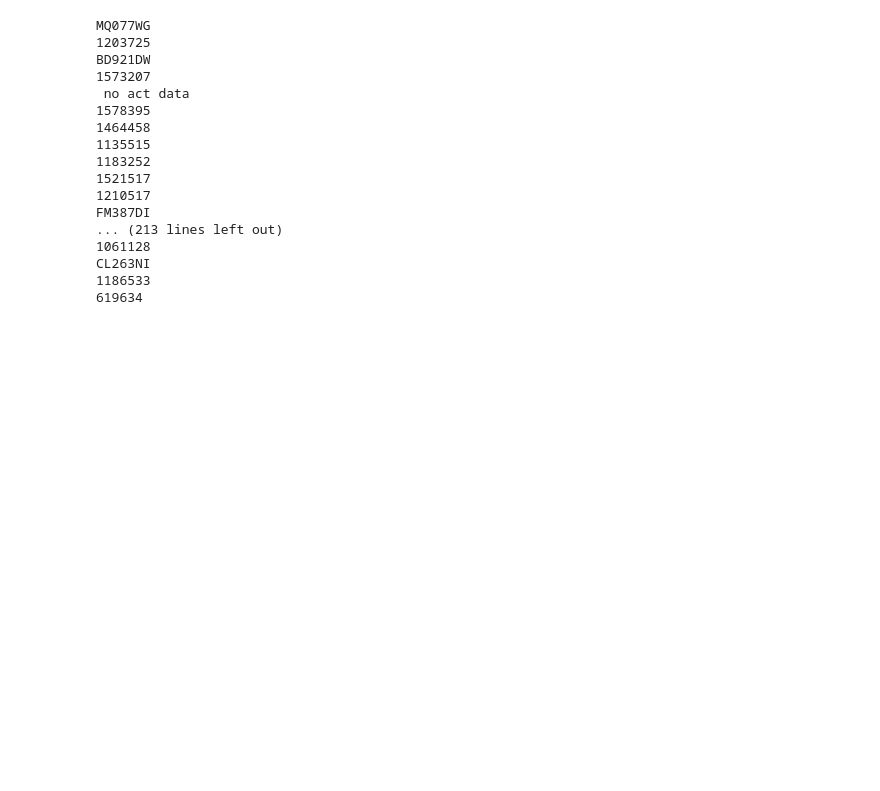
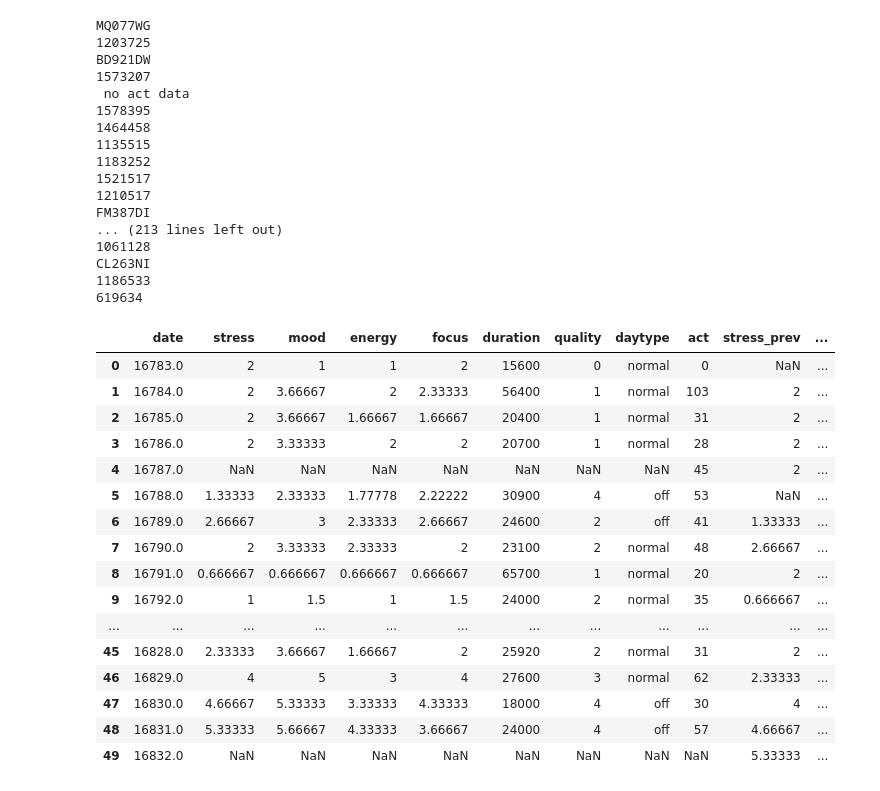
Before and after one commit to striantafillou/causality, a Jupyter notebook: read_data.ipynb, the cells around one changed output. Saved outputs shown, nothing was run; the diff lists cells and outputs as text; code cells hidden in the pictures; blank space fills up the shorter version.

```diff
--- a/read_data.ipynb
+++ b/read_data.ipynb
@@ -111,3 +111,23 @@ FM387DI
 CL263NI
 1186533
 619634
+# %%
+data[0]
+# %% [output]
+|  | date | stress | mood | energy | focus | duration | quality | daytype | act | stress_prev | ... |
+| 0 | 16783.0 | 2 | 1 | 1 | 2 | 15600 | 0 | normal | 0 | NaN | ... |
+| 1 | 16784.0 | 2 | 3.66667 | 2 | 2.33333 | 56400 | 1 | normal | 103 | 2 | ... |
+| 2 | 16785.0 | 2 | 3.66667 | 1.66667 | 1.66667 | 20400 | 1 | normal | 31 | 2 | ... |
+| 3 | 16786.0 | 2 | 3.33333 | 2 | 2 | 20700 | 1 | normal | 28 | 2 | ... |
+| 4 | 16787.0 | NaN | NaN | NaN | NaN | NaN | NaN | NaN | 45 | 2 | ... |
+| 5 | 16788.0 | 1.33333 | 2.33333 | 1.77778 | 2.22222 | 30900 | 4 | off | 53 | NaN | ... |
+| 6 | 16789.0 | 2.66667 | 3 | 2.33333 | 2.66667 | 24600 | 2 | off | 41 | 1.33333 | ... |
+| 7 | 16790.0 | 2 | 3.33333 | 2.33333 | 2 | 23100 | 2 | normal | 48 | 2.66667 | ... |
+| 8 | 16791.0 | 0.666667 | 0.666667 | 0.666667 | 0.666667 | 65700 | 1 | normal | 20 | 2 | ... |
+| 9 | 16792.0 | 1 | 1.5 | 1 | 1.5 | 24000 | 2 | normal | 35 | 0.666667 | ... |
+| ... | ... | ... | ... | ... | ... | ... | ... | ... | ... | ... | ... |
+| 45 | 16828.0 | 2.33333 | 3.66667 | 1.66667 | 2 | 25920 | 2 | normal | 31 | 2 | ... |
+| 46 | 16829.0 | 4 | 5 | 3 | 4 | 27600 | 3 | normal | 62 | 2.33333 | ... |
+| 47 | 16830.0 | 4.66667 | 5.33333 | 3.33333 | 4.33333 | 18000 | 4 | off | 30 | 4 | ... |
+| 48 | 16831.0 | 5.33333 | 5.66667 | 4.33333 | 3.66667 | 24000 | 4 | off | 57 | 4.66667 | ... |
+| 49 | 16832.0 | NaN | NaN | NaN | NaN | NaN | NaN | NaN | NaN | 5.33333 | ... |
```
Also changed, not shown: parts of 1 cell of this notebook, 6 other files.
